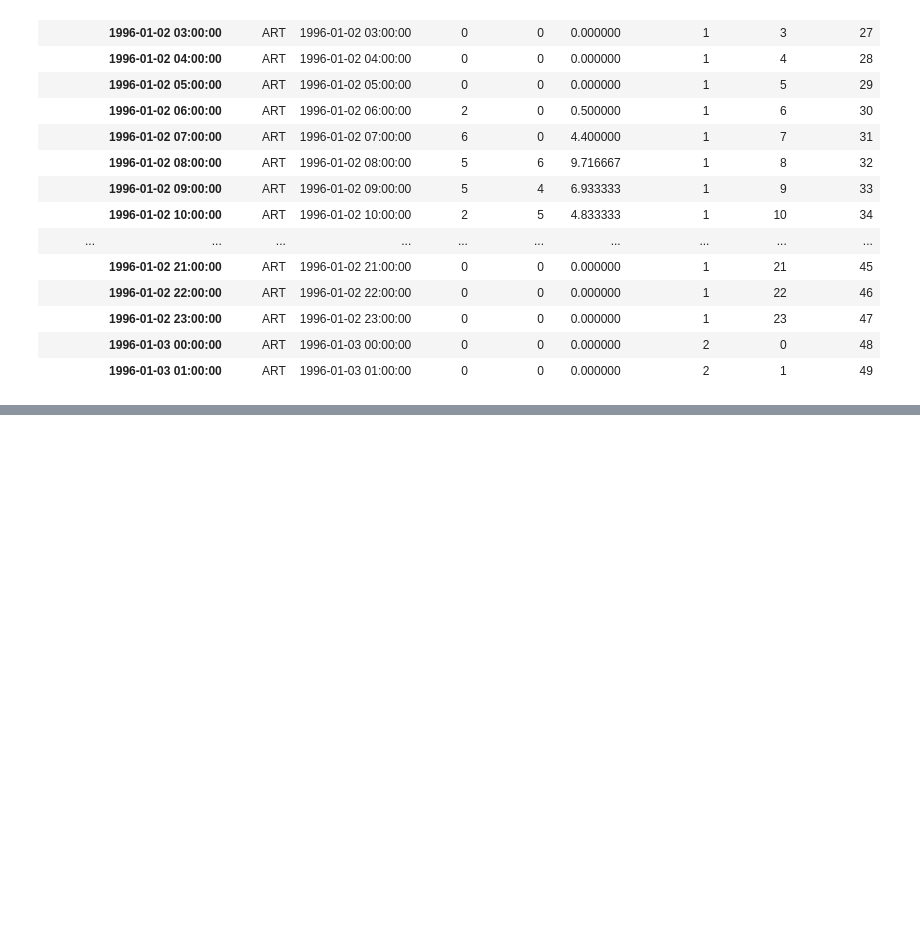
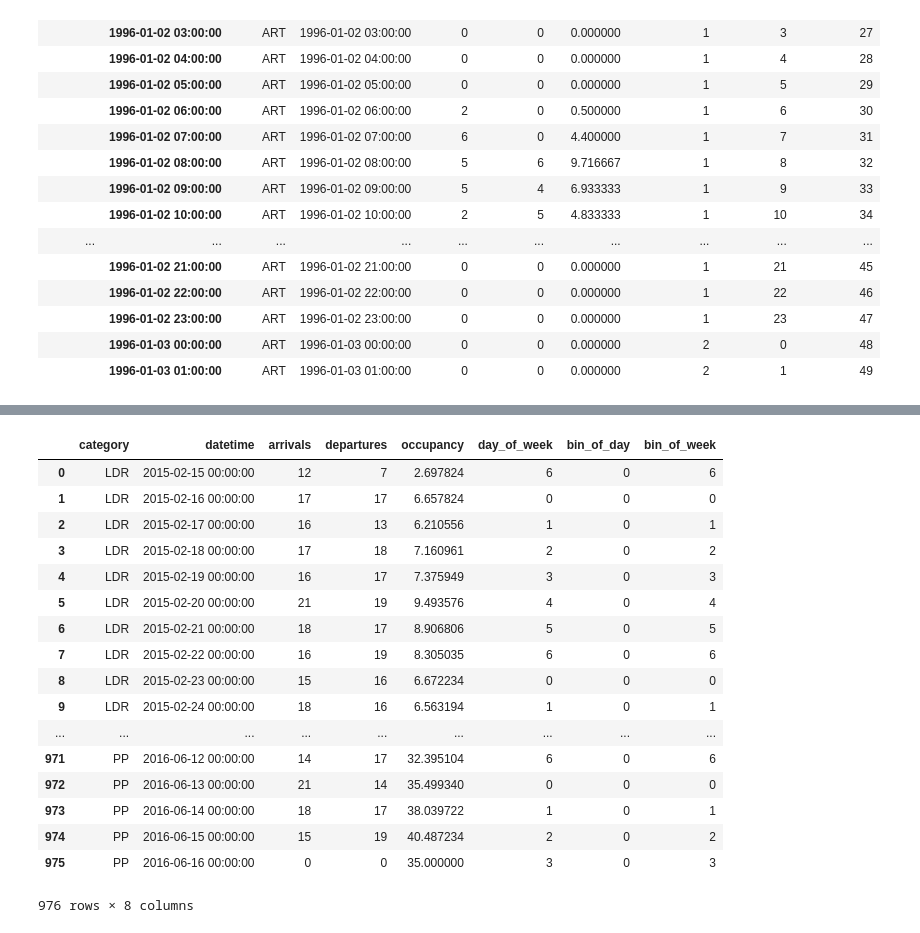
Before and after one commit to misken/hillmaker, a Jupyter notebook: hillmaker/hillPyTesting-Core.ipynb, the cells around one changed output, grey strips where cells are left out. Saved outputs shown, nothing was run; the diff lists cells and outputs as text; code cells hidden in the pictures; blank space fills up the shorter version.

```diff
--- a/hillmaker/hillPyTesting-Core.ipynb
+++ b/hillmaker/hillPyTesting-Core.ipynb
@@ -415,0 +475,21 @@ Wall time: 1min 17s
+# %%
+bydt_df
+# %% [output]
+|  | category | datetime | arrivals | departures | occupancy | day_of_week | bin_of_day | bin_of_week |
+| 0 | LDR | 2015-02-15 00:00:00 | 12 | 7 | 2.697824 | 6 | 0 | 6 |
+| 1 | LDR | 2015-02-16 00:00:00 | 17 | 17 | 6.657824 | 0 | 0 | 0 |
+| 2 | LDR | 2015-02-17 00:00:00 | 16 | 13 | 6.210556 | 1 | 0 | 1 |
+| 3 | LDR | 2015-02-18 00:00:00 | 17 | 18 | 7.160961 | 2 | 0 | 2 |
+| 4 | LDR | 2015-02-19 00:00:00 | 16 | 17 | 7.375949 | 3 | 0 | 3 |
+| 5 | LDR | 2015-02-20 00:00:00 | 21 | 19 | 9.493576 | 4 | 0 | 4 |
+| 6 | LDR | 2015-02-21 00:00:00 | 18 | 17 | 8.906806 | 5 | 0 | 5 |
+| 7 | LDR | 2015-02-22 00:00:00 | 16 | 19 | 8.305035 | 6 | 0 | 6 |
+| 8 | LDR | 2015-02-23 00:00:00 | 15 | 16 | 6.672234 | 0 | 0 | 0 |
+| 9 | LDR | 2015-02-24 00:00:00 | 18 | 16 | 6.563194 | 1 | 0 | 1 |
+| ... | ... | ... | ... | ... | ... | ... | ... | ... |
+| 971 | PP | 2016-06-12 00:00:00 | 14 | 17 | 32.395104 | 6 | 0 | 6 |
+| 972 | PP | 2016-06-13 00:00:00 | 21 | 14 | 35.499340 | 0 | 0 | 0 |
+| 973 | PP | 2016-06-14 00:00:00 | 18 | 17 | 38.039722 | 1 | 0 | 1 |
+| 974 | PP | 2016-06-15 00:00:00 | 15 | 19 | 40.487234 | 2 | 0 | 2 |
+| 975 | PP | 2016-06-16 00:00:00 | 0 | 0 | 35.000000 | 3 | 0 | 3 |
+976 rows × 8 columns
```
Also changed, not shown: parts of 14 cells of this notebook, 1 other file.
